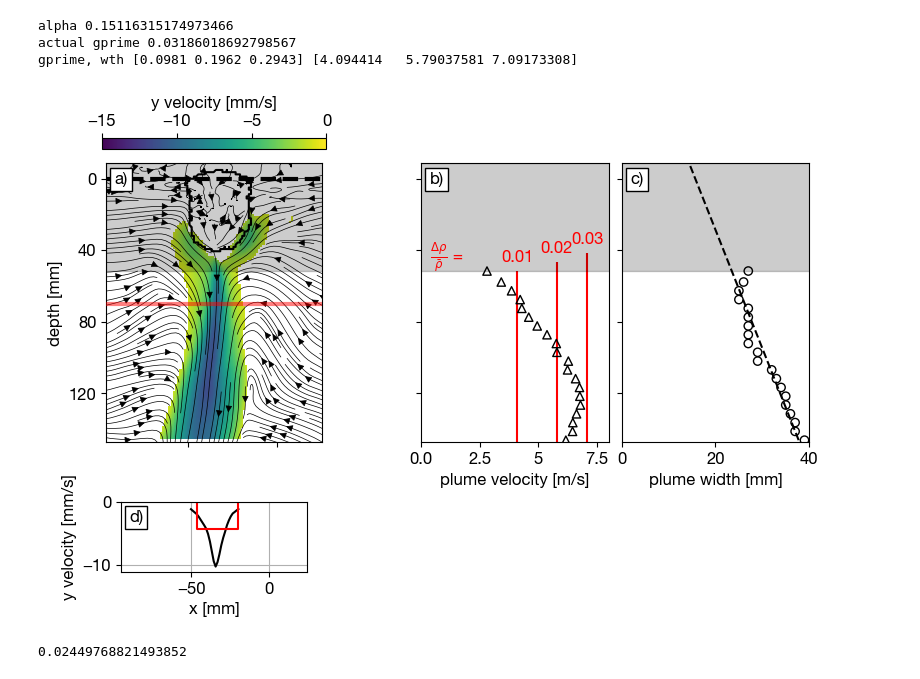
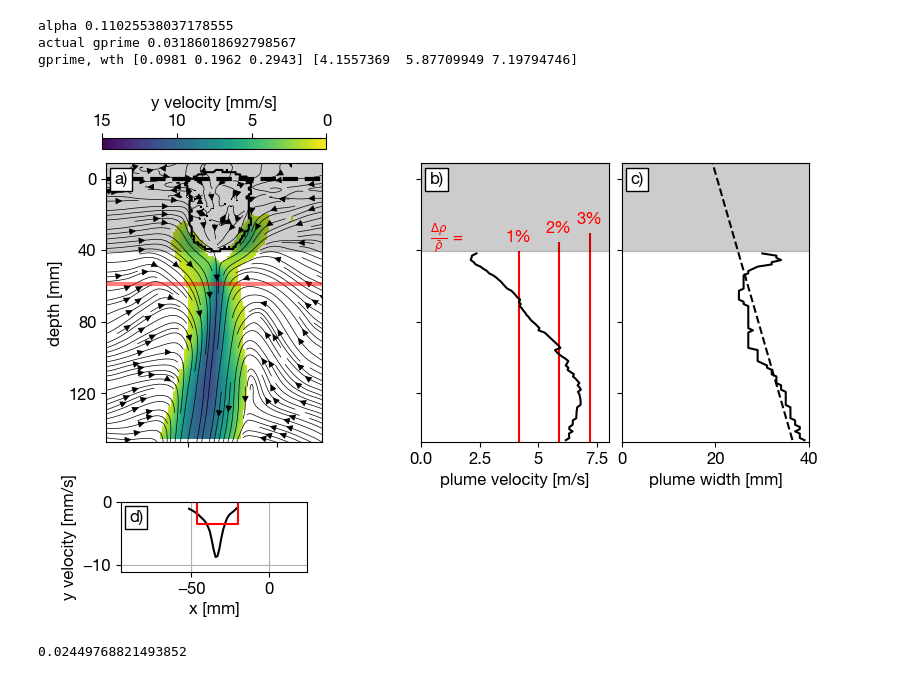
Before and after one commit to ebellincioni/floatingIce, a Jupyter notebook: 2024-05-20_plumes.ipynb, the cells around one changed output. Drawn from its saved outputs; the diff is of its cells as text; code cells hidden in the pictures.

```diff
--- a/2024-05-20_plumes.ipynb
+++ b/2024-05-20_plumes.ipynb
@@ -50,7 +51,7 @@ for ic,contourPATH in enumerate(glob.glob(folder+'/*.csv')):
     contour = np.genfromtxt(contourPATH,dtype='float',delimiter=',')
     if contour.shape[1]!=2: contour = contour.T
     # print(f'radius = {np.sqrt(PolyArea(contour[:,1],contour[:,0])/np.pi)*1.22e-3/8}')
-indexMinimum = np.min(-(contour/1024*128)[:,1].astype(int))-9 # location of bottom of ice, shifted down to go further from the ice
+indexMinimum = np.min(-(contour/1024*128)[:,1].astype(int))-0 # location of bottom of ice, shifted down to go further from the ice
 
 fig,axs = plt.subplot_mosaic([['a)','b)','c)'],['d)','.','.']],figsize=(8,5.3),
                              width_ratios=[1,0.5,0.5],
@@ -65,7 +66,9 @@ ax0.hlines(yi[indexMinimum-15],xi[0],xi[-1],colors='red',alpha = 0.5,linestyles=
 pc = contour/1024*128 # plot contour
 ax0.plot(xi[pc[:,0].astype(int)],yi[-pc[:,1].astype(int)],c='k')
 ax0.hlines(yi[(findWL(-pc)).astype(int)],xi[0],xi[-1],colors='k',linestyles='--',linewidth=3,label='water level')
-fig.colorbar(im,label='y velocity [mm/s]',ax=axs['a)'],location='top',shrink=.6)
+fig.colorbar(im,label='y velocity [mm/s]',ax=axs['a)'],location='top',shrink=.6,
+            ticks=[-15,-10,-5,0],
+            format=mticker.FixedFormatter(['15','10','5','0',]),)
 ax0.fill_between(np.linspace(xi[0],xi[-1],50),yi[indexMinimum],yi[-1],color='k',alpha=0.2)
 ax0.streamplot(X,Y,ui,vi,color='black',linewidth=.5,density=2)
 ax0.invert_yaxis()
@@ -97,7 +100,7 @@ bs = np.array([])
 zs = np.array([])
 qs = np.array([]) # downward momentum flux
 
-for _,iz in enumerate(np.linspace(-len(yi)+1,indexMinimum,20,dtype=int)):
+for _,iz in enumerate(np.arange(-len(yi)+1,indexMinimum,1,dtype=int)):
     # print(iz,yi[iz])
     velocityProfile = cleanVi[iz,:]*1000
     w = np.nanmean(velocityProfile)
@@ -110,11 +113,11 @@ for _,iz in enumerate(np.linspace(-len(yi)+1,indexMinimum,20,dtype=int)):
     ws = np.append(ws,w)
 
 ax2 = axs['b)']
-ax2.scatter(-ws,-zs,facecolor='none',edgecolor='k',marker='^')
+ax2.plot(-ws,-zs,c='k')#facecolor='none',edgecolor='k',marker='^')
 # ax1.plot(fitpowerlaw(x=-zs,y=-ws,deg=-1/3)*np.linspace(40,120,50)**(-1/3),
 #          np.linspace(40,120,50),)
 ax3 = axs['c)']
-ax3.scatter(bs,-zs,facecolor='none',edgecolor='k')
+ax3.plot(bs,-zs,c='k')#facecolor='none',edgecolor='k')
 ax3.plot(fitpowerlaw(zs,bs,1)[0] + fitpowerlaw(zs,bs,1)[1]*np.linspace(50,-200,50),
          -np.linspace(50,-200,50),c='k',linestyle='--')
 z0 = abs(fitpowerlaw(bs,-zs,1)[0])+abs(yi[-indexMinimum])
@@ -131,38 +134,38 @@ print('gprime, wth',gprime,ws_theo)
 
 for i,gi in enumerate(gprime):
     ax2.vlines(ws_theo[i],-yi[0],-yi[indexMinimum]-5*i,colors='red',zorder=-1)
-    ax2.text(s=gi/g,x=ws_theo[i],y=-yi[indexMinimum]-5-5*i,c='red',
+    ax2.text(s=f'{int(gi/g*100)}%',x=ws_theo[i],y=-yi[indexMinimum]-5-5*i,c='red',
              ha='center')
 ax2.text(s=r'  $\frac{\Delta \rho}{\bar{\rho}}$ =',y=-yi[indexMinimum]-5,x=0,c='red')
 
 for axi in [ax2,ax3]:
     axi.set(ylim=(-yi[-1],-yi[0]),
             yticks=[100,60,20,-20],yticklabels='',)
     axi.invert_yaxis()
     axi.fill_between(np.linspace(xi[0],xi[-1],50),-yi[indexMinimum],-yi[-1],color='k',alpha=0.2)
 ax2.set(xlabel='plume velocity [m/s]',
         xlim=(0,8),
         xticks=[0.,2.5,5,7.5],xticklabels=[0.,2.5,5,7.5])
 ax3.set(xlabel='plume width [mm]',
         xlim=(0,40),)
 
 for label,axi in axs.items():
     axi.annotate(
         label,
         xy=(0, 1), xycoords='axes fraction',
         xytext=(+0.5, -0.5), textcoords='offset fontsize',
         verticalalignment='top',
         bbox=dict(facecolor='white', edgecolor='k', pad=3.0))
 
 # plt.savefig('/Users/edoardo/Library/CloudStorage/OneDrive-UniversityofTwente/floating/graphics/plumeCharacteristics.pdf',format='pdf',bbox_inches='tight')
 plt.show()
 
 del pivData
 # %% [output]
-alpha 0.15116315174973466
+alpha 0.11025538037178555
 actual gprime 0.03186018692798567
-gprime, wth [0.0981 0.1962 0.2943] [4.094414   5.79037581 7.09173308]
+gprime, wth [0.0981 0.1962 0.2943] [4.1557369  5.87709949 7.19794746]
-[figure, old version]
+[figure, new version]
 # %%
 abs(MH_rho(Tp,Sp)-MH_rho(20.,exp_sal))/np.mean((MH_rho(Tp,Sp),MH_rho(20.,exp_sal)))
 # %% [output]
```
Also changed, not shown: parts of 1 cell of this notebook, 2 other files.
